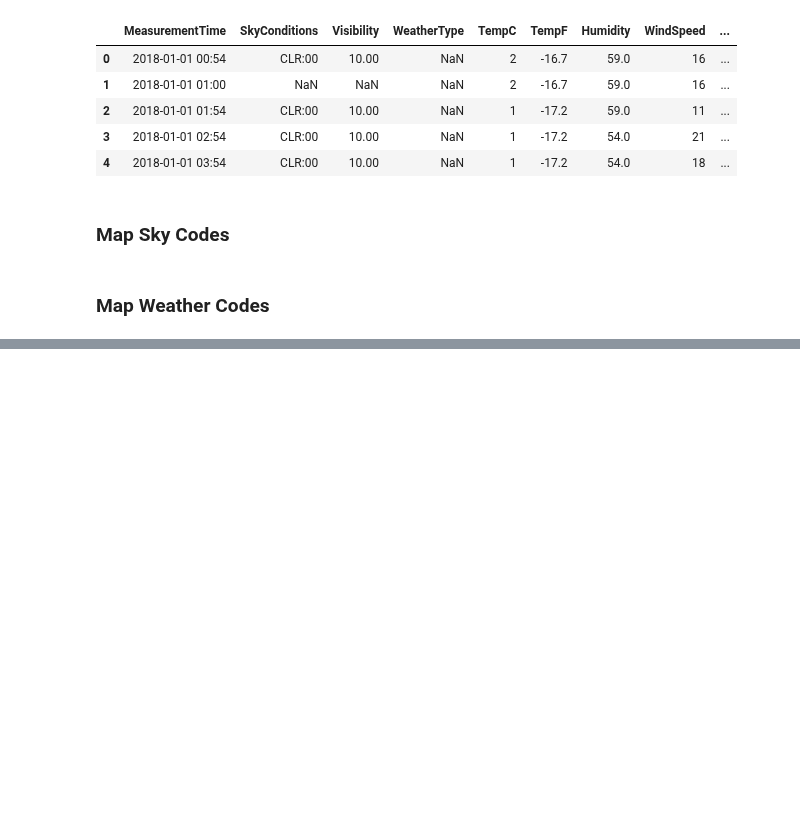
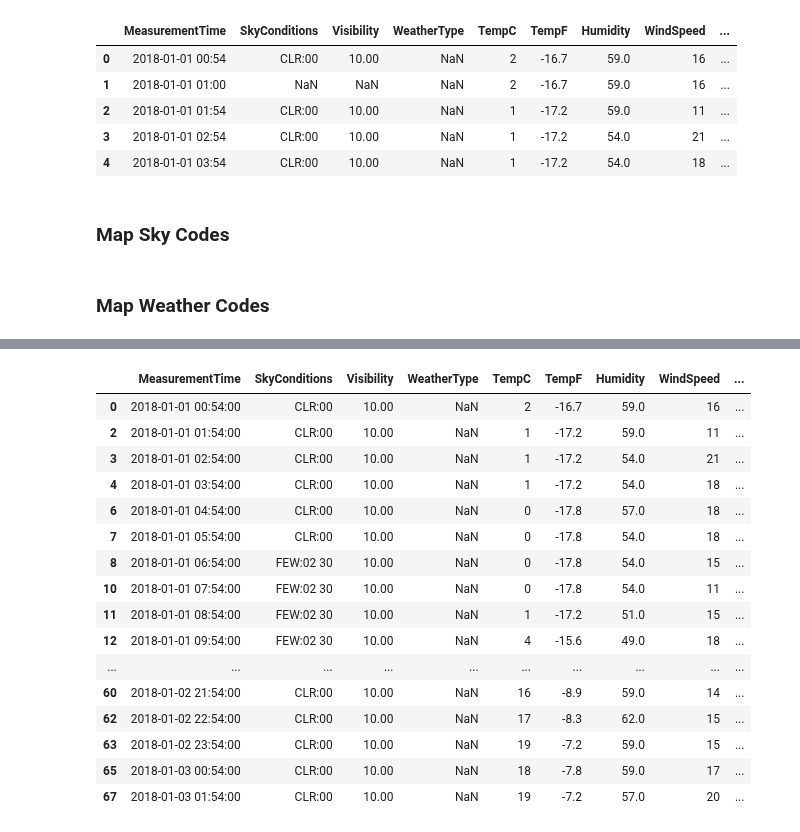
Before and after one commit to cneiderer/Class_Projects, a Jupyter notebook: Project5/CompileWeatherData.ipynb, the cells around one changed output, grey strips where cells are left out. Saved outputs shown, nothing was run; the diff lists cells and outputs as text; code cells hidden in the pictures; blank space fills up the shorter version.

```diff
--- a/Project5/CompileWeatherData.ipynb
+++ b/Project5/CompileWeatherData.ipynb
@@ -622,2 +484,26 @@ for w in test:
+# %%
+tmp_df = weather_df.copy()
+# %%
+tmp_df.MeasurementTime = pd.to_datetime(tmp_df.MeasurementTime)
+# %%
+tmp_df = tmp_df[tmp_df.MeasurementTime.dt.minute == 54]
 # %%
-weather_df.head(50)
+tmp_df.head(50)
+# %% [output]
+|  | MeasurementTime | SkyConditions | Visibility | WeatherType | TempC | TempF | Humidity | WindSpeed | ... |
+| 0 | 2018-01-01 00:54:00 | CLR:00 | 10.00 | NaN | 2 | -16.7 | 59.0 | 16 | ... |
+| 2 | 2018-01-01 01:54:00 | CLR:00 | 10.00 | NaN | 1 | -17.2 | 59.0 | 11 | ... |
+| 3 | 2018-01-01 02:54:00 | CLR:00 | 10.00 | NaN | 1 | -17.2 | 54.0 | 21 | ... |
+| 4 | 2018-01-01 03:54:00 | CLR:00 | 10.00 | NaN | 1 | -17.2 | 54.0 | 18 | ... |
+| 6 | 2018-01-01 04:54:00 | CLR:00 | 10.00 | NaN | 0 | -17.8 | 57.0 | 18 | ... |
+| 7 | 2018-01-01 05:54:00 | CLR:00 | 10.00 | NaN | 0 | -17.8 | 54.0 | 18 | ... |
+| 8 | 2018-01-01 06:54:00 | FEW:02 30 | 10.00 | NaN | 0 | -17.8 | 54.0 | 15 | ... |
+| 10 | 2018-01-01 07:54:00 | FEW:02 30 | 10.00 | NaN | 0 | -17.8 | 54.0 | 11 | ... |
+| 11 | 2018-01-01 08:54:00 | FEW:02 30 | 10.00 | NaN | 1 | -17.2 | 51.0 | 15 | ... |
+| 12 | 2018-01-01 09:54:00 | FEW:02 30 | 10.00 | NaN | 4 | -15.6 | 49.0 | 18 | ... |
+| ... | ... | ... | ... | ... | ... | ... | ... | ... | ... |
+| 60 | 2018-01-02 21:54:00 | CLR:00 | 10.00 | NaN | 16 | -8.9 | 59.0 | 14 | ... |
+| 62 | 2018-01-02 22:54:00 | CLR:00 | 10.00 | NaN | 17 | -8.3 | 62.0 | 15 | ... |
+| 63 | 2018-01-02 23:54:00 | CLR:00 | 10.00 | NaN | 19 | -7.2 | 59.0 | 15 | ... |
+| 65 | 2018-01-03 00:54:00 | CLR:00 | 10.00 | NaN | 18 | -7.8 | 59.0 | 17 | ... |
+| 67 | 2018-01-03 01:54:00 | CLR:00 | 10.00 | NaN | 19 | -7.2 | 57.0 | 20 | ... |
```
Also changed, not shown: parts of 36 cells of this notebook.
